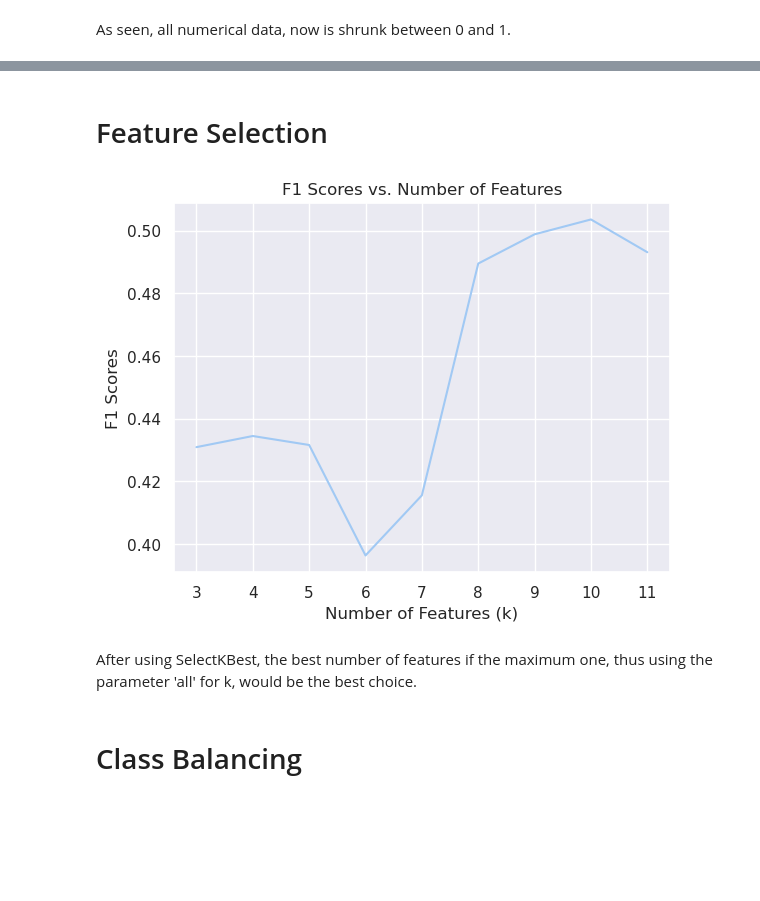
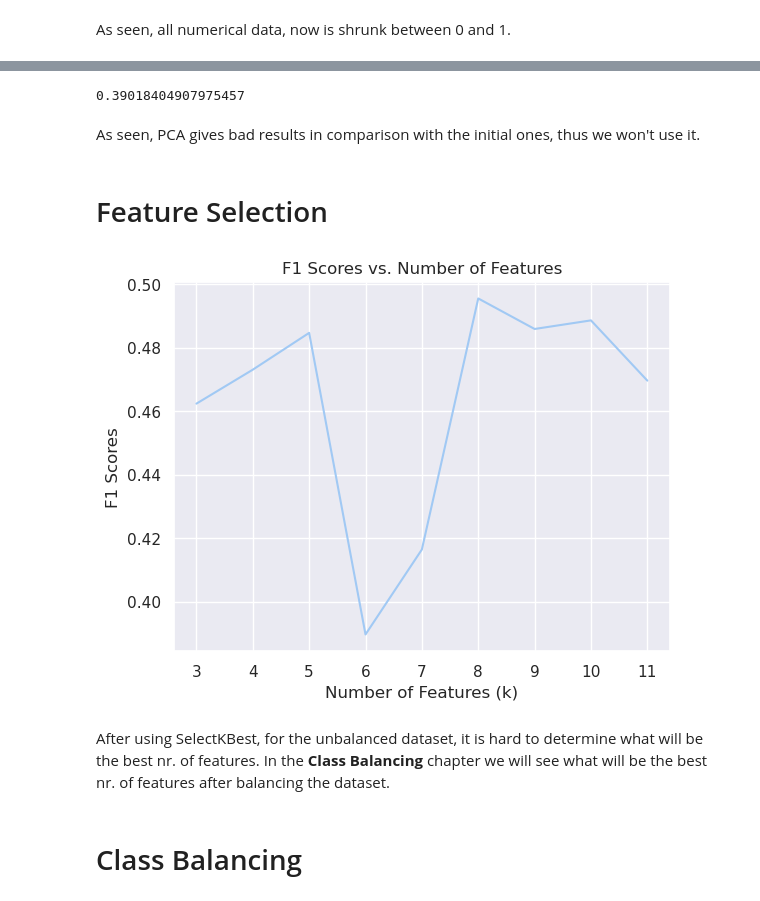
Before and after one commit to grumpycatyo-collab/ubiquitous-test, a Jupyter notebook: main.ipynb, the cells around one changed output, grey strips where cells are left out. Drawn from its saved outputs; the diff is of its cells as text; code cells hidden in the pictures; blank space fills up the shorter version.

Commit message:
feat: Add more details to class balancing, changed hyperparameter tuning methods

```diff
--- a/main.ipynb
+++ b/main.ipynb
@@ -172,5 +172,7 @@ plt.show()
 # %% [markdown]
 The outliers for this column seem viable and workable with, for there is no need to process them.
+# %%
+df.drop(['is_outlier'], axis=1, inplace=True)
 # %% [markdown]
 ## Missing Values Analysis
 # %%
@@ -270,7 +272,7 @@ company_size = {
 
 df['company_size'] = df.company_size.map(lambda x: company_size.get(x, None))
 # %%
-df.drop(columns=['enrollee_id', 'city','is_outlier'], inplace=True)
+df.drop(columns=['enrollee_id', 'city'], inplace=True)
 df.head()
 # %% [output]
 |  | city_development_index | gender | relevent_experience | enrolled_university | education_level | ... |
@@ -464,0 +491,16 @@ As seen, all numerical data, now is shrunk between 0 and 1.
+# %%
+from sklearn.decomposition import PCA
+pca = PCA(n_components=2)
+
+X = df.drop('target', axis=1)
+y = df['target']
+
+X_pca = pca.fit_transform(X)
+
+X_pca = pd.DataFrame(data=X_pca, columns=['Principal Component 1', 'Principal Component 2'])
+
+plt.scatter(X_pca['Principal Component 1'], X_pca['Principal Component 2'])
+plt.title('PCA of Scaled Data')
+plt.xlabel('Principal Component 1')
+plt.ylabel('Principal Component 2')
+plt.show()
@@ -465,45 +509,57 @@ As seen, all numerical data, now is shrunk between 0 and 1.
+# %%
+from sklearn.ensemble import RandomForestClassifier
+classifier = RandomForestClassifier(class_weight='balanced')
+X_train, X_test, y_train, y_test = train_test_split(X_pca, y, test_size=0.2, random_state=42)
+classifier.fit(X_train, y_train)
+
+y_pred = classifier.predict(X_test)
+f1 = f1_score(y_test, y_pred)
+f1
+# %% [output]
+0.39018404907975457
+# %% [markdown]
+As seen, PCA gives bad results in comparison with the initial ones, thus we won't use it.
 # %% [markdown]
 # Feature Selection
 # %%
 from sklearn.feature_selection import SelectKBest, chi2
 from sklearn.model_selection import train_test_split
 from sklearn.linear_model import LogisticRegression
-from sklearn.ensemble import RandomForestClassifier
 from sklearn.metrics import f1_score
 import matplotlib.pyplot as plt
 from sklearn.metrics import ConfusionMatrixDisplay
 
 X = df.drop('target', axis=1)
 y = df['target']
 
-classifier = RandomForestClassifier()
+classifier = RandomForestClassifier(class_weight='balanced')
 
-def calculate_f1(X, y, classifier):
+def calculate_f1_kbest(X, y, classifier):
     X_train, X_test, y_train, y_test = train_test_split(X, y, test_size=0.2, random_state=42)
     f1_scores = []
     k_values = range(3, len(X.columns) + 1)
 
     for k in k_values:
         selected_features = SelectKBest(score_func = chi2, k=k).fit(X_train, y_train)
         X_train_selected = selected_features.transform(X_train)
         X_test_selected = selected_features.transform(X_test)
         classifier.fit(X_train_selected, y_train)
 
         y_pred = classifier.predict(X_test_selected)
         f1 = f1_score(y_test, y_pred)
 
         f1_scores.append(f1)
     return k_values, f1_scores
 
-k_values, f1_scores = calculate_f1(X, y, classifier)
+k_values, f1_scores = calculate_f1_kbest(X, y, classifier)
 plt.plot(k_values, f1_scores)
 plt.xlabel('Number of Features (k)')
 plt.ylabel('F1 Scores')
 plt.title('F1 Scores vs. Number of Features')
 plt.show()
 # %% [output]
-[figure, old version]
+[figure, new version]
 # %% [markdown]
-After using SelectKBest, the best number of features if the maximum one, thus using the parameter 'all' for k, would be the best choice.
+After using SelectKBest, for the unbalanced dataset, it is hard to determine what will be the best nr. of features. In the **Class Balancing** chapter we will see what will be the best nr. of features after balancing the dataset.
 # %% [markdown]
 # Class Balancing
```
Also changed, not shown: parts of 20 cells of this notebook.
